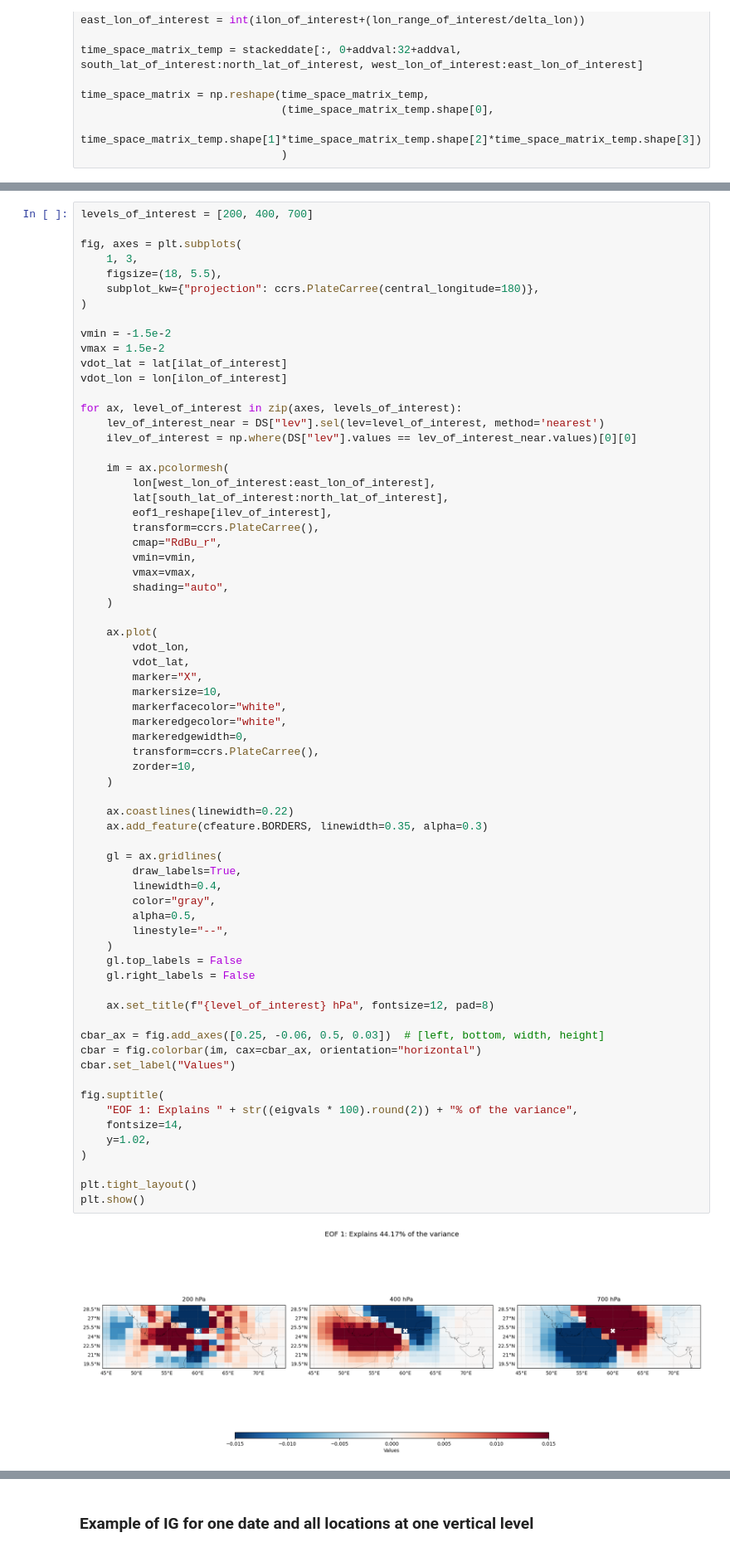
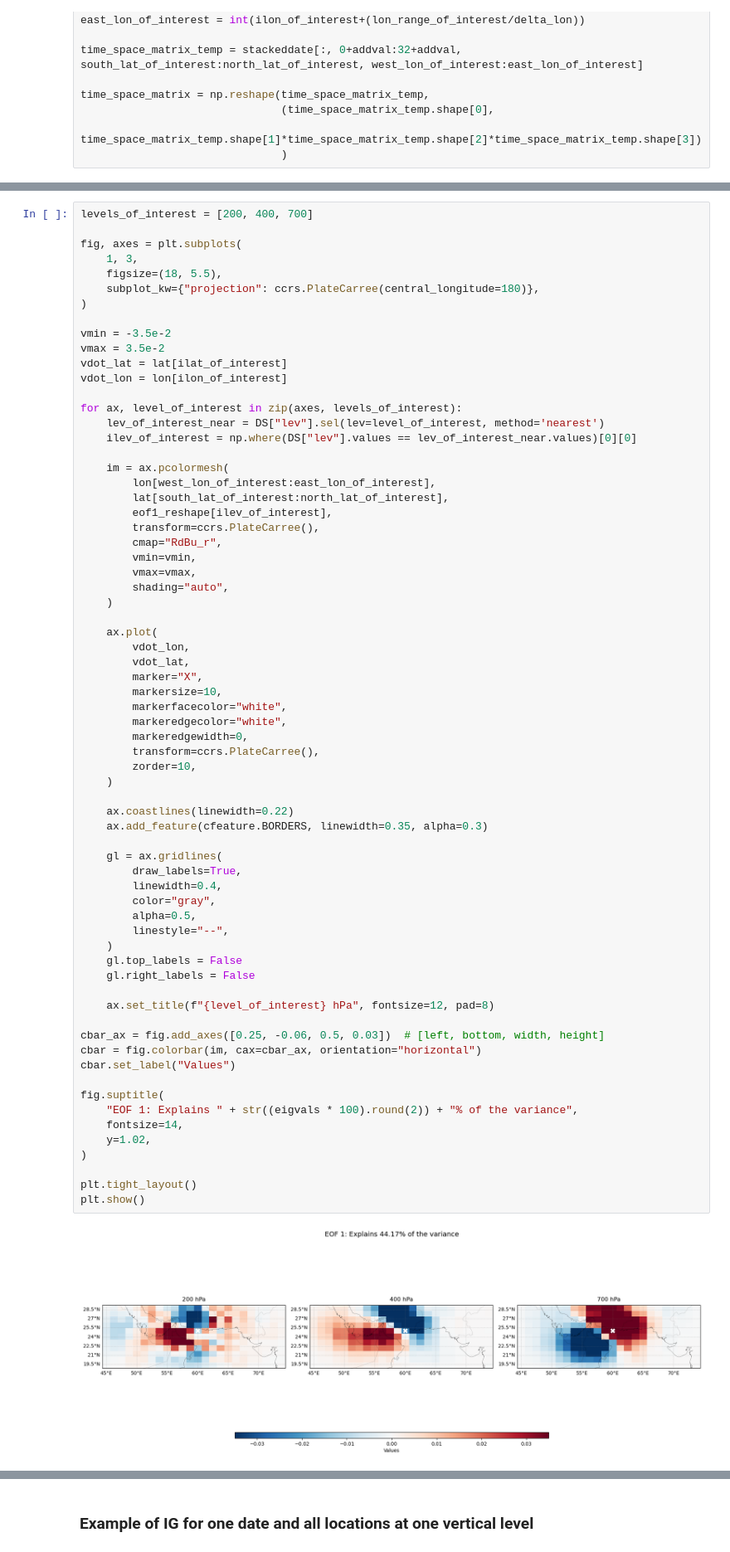
Before and after one commit to WillyChap/CUVACAR_xai, a Jupyter notebook: kjmayer/EOFanalysis/initialEOFanalysis.ipynb, the cells around one changed output, grey strips where cells are left out. Shown at 83% size. Drawn from its saved outputs; the diff is of its cells as text.

```diff
--- a/kjmayer/EOFanalysis/initialEOFanalysis.ipynb
+++ b/kjmayer/EOFanalysis/initialEOFanalysis.ipynb
@@ -151,8 +151,8 @@ fig, axes = plt.subplots(
     subplot_kw={"projection": ccrs.PlateCarree(central_longitude=180)},
 )
 
-vmin = -1.5e-2
-vmax = 1.5e-2
+vmin = -3.5e-2
+vmax = 3.5e-2
 vdot_lat = lat[ilat_of_interest]
 vdot_lon = lon[ilon_of_interest]
 
@@ -184,31 +184,31 @@ for ax, level_of_interest in zip(axes, levels_of_interest):
     )
 
     ax.coastlines(linewidth=0.22)
     ax.add_feature(cfeature.BORDERS, linewidth=0.35, alpha=0.3)
 
     gl = ax.gridlines(
         draw_labels=True,
         linewidth=0.4,
         color="gray",
         alpha=0.5,
         linestyle="--",
     )
     gl.top_labels = False
     gl.right_labels = False
 
     ax.set_title(f"{level_of_interest} hPa", fontsize=12, pad=8)
 
 cbar_ax = fig.add_axes([0.25, -0.06, 0.5, 0.03])  # [left, bottom, width, height]
 cbar = fig.colorbar(im, cax=cbar_ax, orientation="horizontal")
 cbar.set_label("Values")
 
 fig.suptitle(
     "EOF 1: Explains " + str((eigvals * 100).round(2)) + "% of the variance",
     fontsize=14,
     y=1.02,
 )
 
 plt.tight_layout()
 plt.show()
 # %% [output]
-[figure, old version]
+[figure, new version]
```
Also changed, not shown: parts of 2 cells of this notebook, 3 other files.
